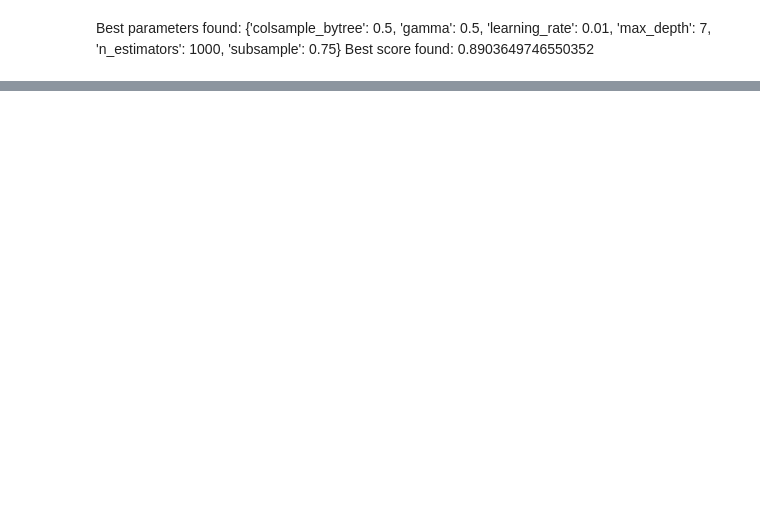
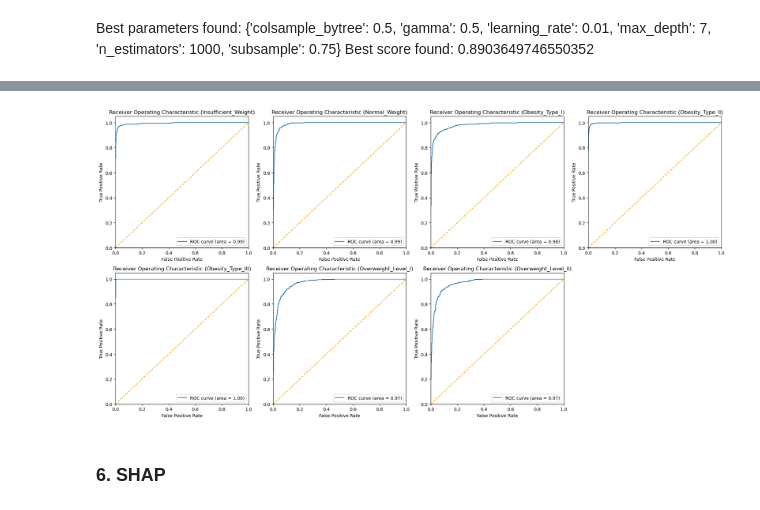
Before and after one commit to GasparSekula/ObesityRiskPrediction, a Jupyter notebook: Models/XGB.ipynb, the cells around one changed output, grey strips where cells are left out. Saved outputs shown, nothing was run; the diff lists cells and outputs as text; code cells hidden in the pictures; blank space fills up the shorter version.

Commit message:
shap, testy, krzywa ROC

```diff
--- a/Models/XGB.ipynb
+++ b/Models/XGB.ipynb
@@ -101,0 +108,46 @@ plt.savefig('../Images/XGBoost_train_confusion_matrix.png')
+# %%
+def plot_roc_curve(y_true, y_prob, class_label, ax):
+    """
+    This function plots the ROC curve.
+
+    Parameters
+    ----------
+    `y_true`: ground truth (or actual) values
+    `y_prob`: predicted probabilities
+    'class_label': class label
+    `ax`: axis object to plot the ROC curve on
+
+    Returns none.
+    """
+    fpr, tpr, _ = roc_curve(y_true, y_prob)
+    roc_auc = auc(fpr, tpr)
+    ax.plot(fpr, tpr, color='#1f77b4', linestyle='-', label='ROC curve (area = %0.2f)' % roc_auc)
+    ax.plot([0, 1], [0, 1], color = 'orange', linestyle = '--')
+    ax.set_xlim([0.0, 1.0])
+    ax.set_ylim([0.0, 1.05])
+    ax.set_xlabel('False Positive Rate')
+    ax.set_ylabel('True Positive Rate')
+    ax.set_title('Receiver Operating Characteristic ({})'.format(labels[class_label]))
+    ax.legend(loc="lower right")
+# %%
+best_model = XGBClassifier(random_state = 1, colsample_bytree = 0.5, learning_rate = 0.01, max_depth = 7, n_estimators = 1000,
+                            subsample = 0.75, gamma = 0.5)
+best_model.fit(X_train, y_train)
+
+fig, axs = plt.subplots(2, 4, figsize=(20, 10))
+axs = axs.ravel()  # Flatten the array of axes objects
+
+for i, ax in enumerate(axs):
+    if i < len(best_model.classes_):
+        y_true_binary = (y_val == best_model.classes_[i]).astype(int)
+        y_prob = best_model.predict_proba(X_val)[:, i]
+        plot_roc_curve(y_true_binary, y_prob, class_label=best_model.classes_[i], ax=ax)
+    else:
+        fig.delaxes(ax)  # Remove empty subplots if any
+
+plt.tight_layout()
+plt.show()
+# %% [output]
+[figure, added]
+# %% [markdown]
+### 6. SHAP
```
Also changed, not shown: parts of 37 cells of this notebook.
